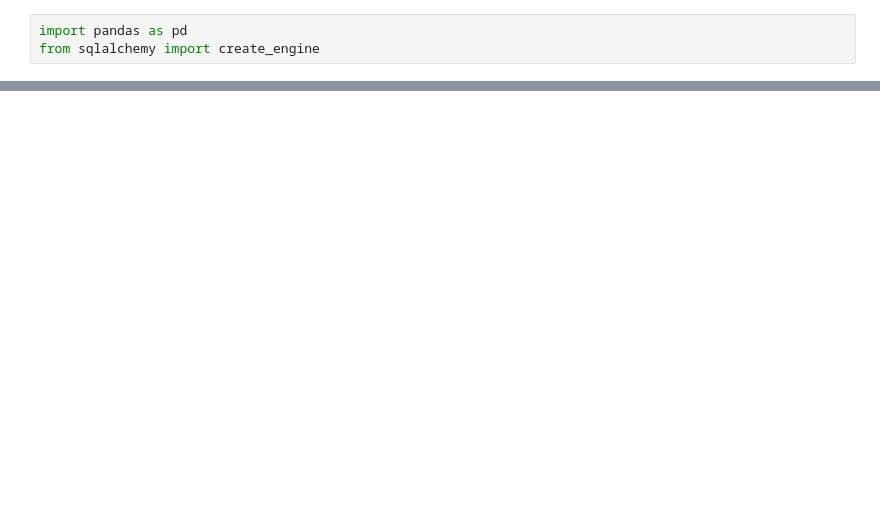
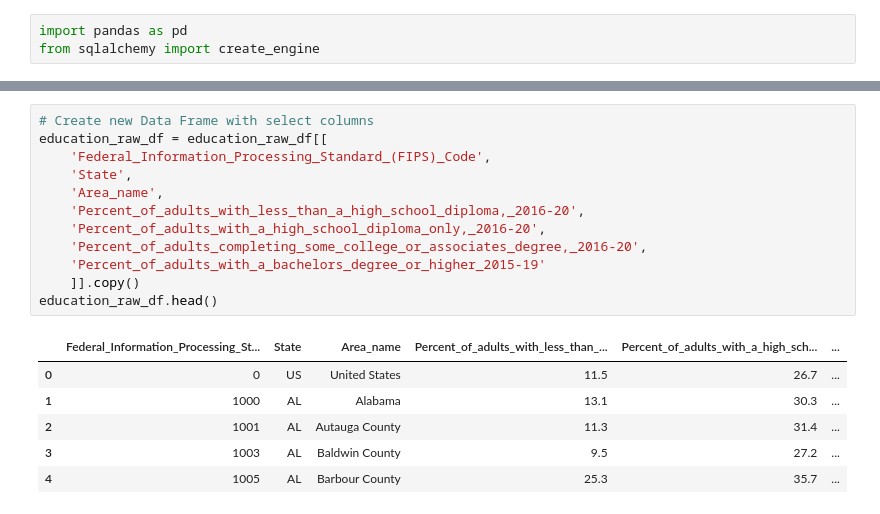
Before and after one commit to MeganBlazevic/Project2_Team8, a Jupyter notebook: Data_ETL.ipynb, the cells around one changed output, grey strips where cells are left out. Cells and saved outputs as stored; diff of their text form; blank space fills up the shorter version.

```diff
--- a/Data_ETL.ipynb
+++ b/Data_ETL.ipynb
@@ -15,0 +32,19 @@ education_df.head()
+# %%
+# Create new Data Frame with select columns
+education_raw_df = education_raw_df[[
+    'Federal_Information_Processing_Standard_(FIPS)_Code',
+    'State',
+    'Area_name',
+    'Percent_of_adults_with_less_than_a_high_school_diploma,_2016-20',
+    'Percent_of_adults_with_a_high_school_diploma_only,_2016-20',
+    'Percent_of_adults_completing_some_college_or_associates_degree,_2016-20',
+    'Percent_of_adults_with_a_bachelors_degree_or_higher_2015-19'
+    ]].copy()
+education_raw_df.head()
+# %% [output]
+|  | Federal_Information_Processing_St... | State | Area_name | Percent_of_adults_with_less_than_... | Percent_of_adults_with_a_high_sch... | ... |
+| 0 | 0 | US | United States | 11.5 | 26.7 | ... |
+| 1 | 1000 | AL | Alabama | 13.1 | 30.3 | ... |
+| 2 | 1001 | AL | Autauga County | 11.3 | 31.4 | ... |
+| 3 | 1003 | AL | Baldwin County | 9.5 | 27.2 | ... |
+| 4 | 1005 | AL | Barbour County | 25.3 | 35.7 | ... |
```
Also changed, not shown: parts of 17 cells of this notebook.
